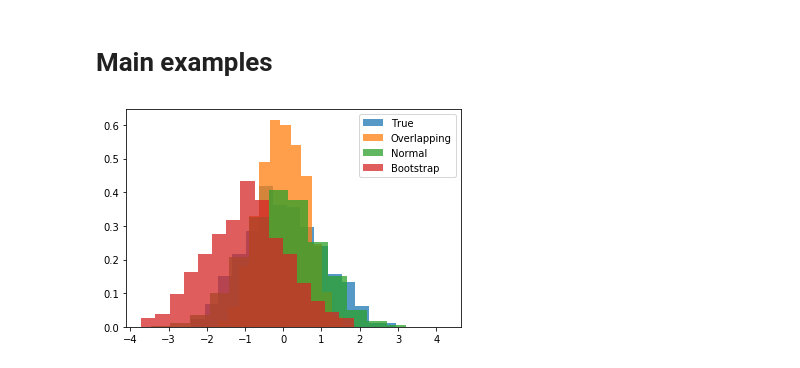
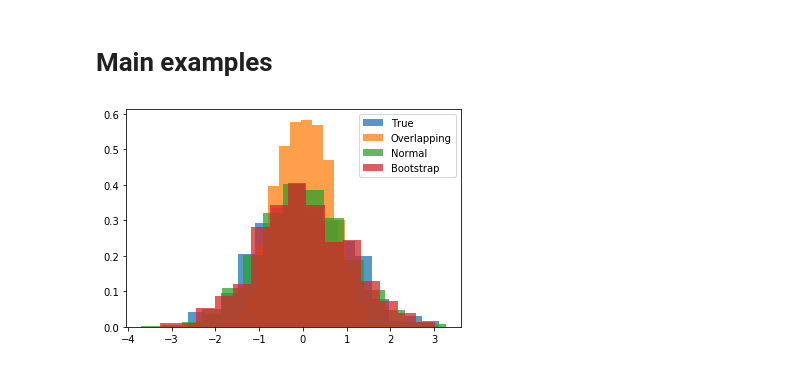
Before and after one commit to ericschulman/testing, a Jupyter notebook: overlapping_reg/edgeworth_reg2.ipynb, the cells around one changed output. Drawn from its saved outputs; the diff is of its cells as text; code cells hidden in the pictures.

```diff
--- a/overlapping_reg/edgeworth_reg2.ipynb
+++ b/overlapping_reg/edgeworth_reg2.ipynb
@@ -77,22 +80,23 @@ ll1,grad1,hess1,ll2,k1, grad2,hess2,k2 = setup_shi(yn,xn)
 # Main examples
 # %%
 #generate the sample
-def gen_data(beta=1):
+def gen_data(beta=0):
     nobs = 500
     #x = np.random.normal(low=-3., high=3., size=(nobs,3))
     x = np.random.normal(scale=3., size=(nobs,3))
     e = np.random.normal(loc=0.0, scale=1.0, size=nobs)
-    y = 1 + 2*x[:,2] + 2*x[:,0] + beta * x[:,1] + e
+    y = 1*x[:,2] + 1*x[:,0] + beta * x[:,1] + e
     return y,x,nobs
 
 
 true_stats = vuong_plots.plot_true2(gen_data,setup_shi)
 
 yn,xn,nobs = gen_data()
 anayltic_stats = vuong_plots.plot_analytic2(yn,xn,nobs,setup_shi)
-bootstrap_stats = vuong_plots.plot_bootstrap2(yn,xn,nobs,setup_shi)
-plt.savefig('../figs/overlapping_reg_size.png')
+bootstrap_stats = vuong_plots.plot_bootstrap2(yn,xn,nobs,setup_shi,c=0)
 plt.legend()
+plt.savefig('../figs/reg_normal1.png')
+
 plt.show()
 # %% [output]
-[figure, old version]
+[figure, new version]
```
Also changed, not shown: parts of 8 cells of this notebook, 4 other files.
